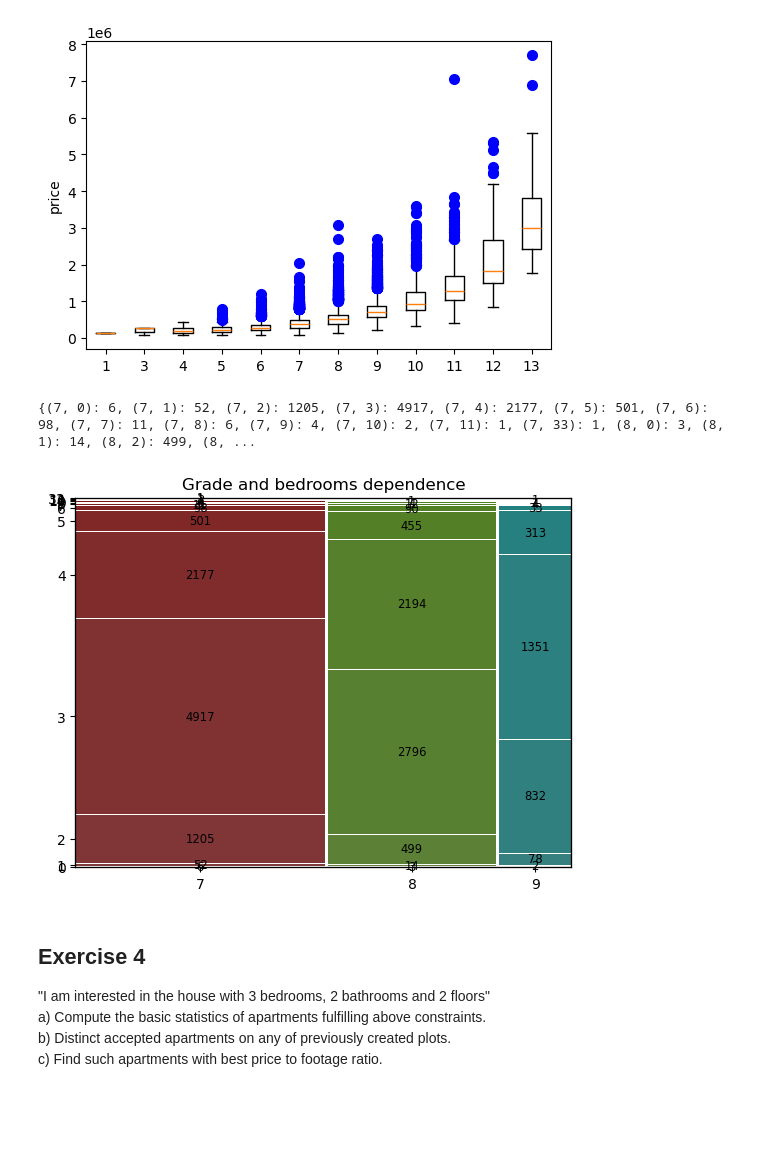
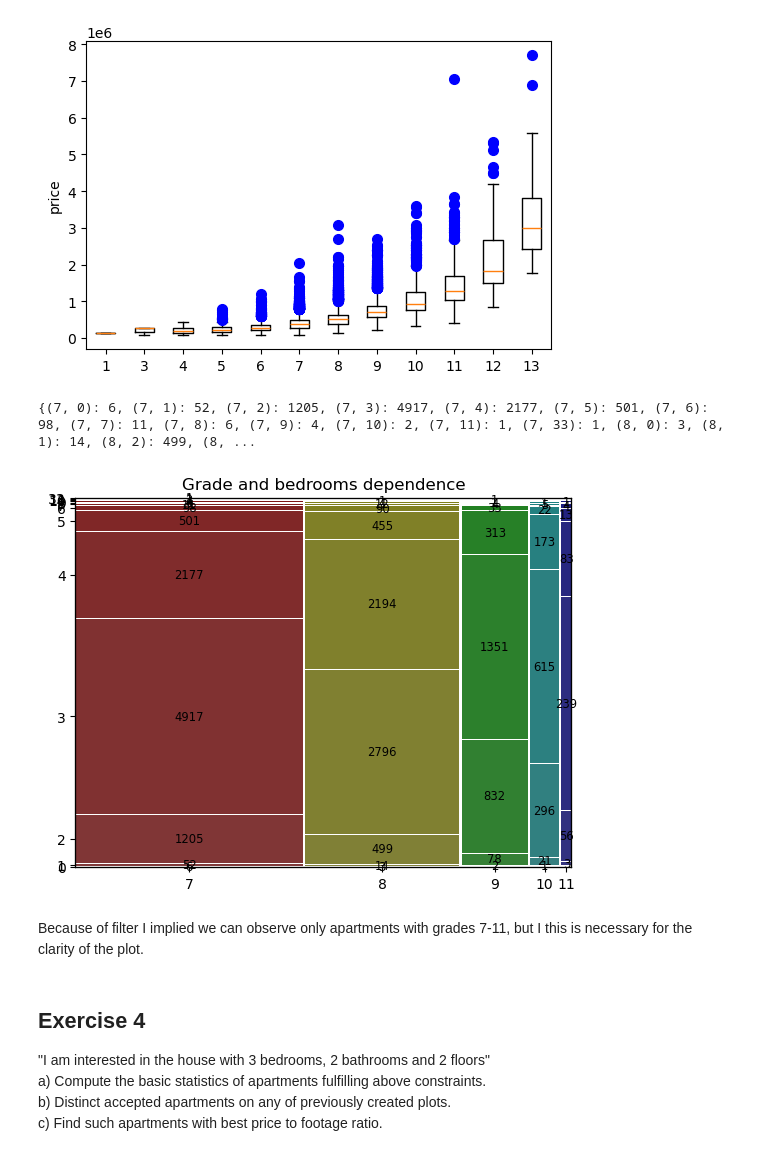
Before and after one commit to adamzulu123/Introduction-to-data-analysis, a Jupyter notebook: Notebook1/Assignment_1_without_code.ipynb, the cells around one changed output. Drawn from its saved outputs; the diff is of its cells as text; code cells hidden in the pictures; blank space fills up the shorter version.

```diff
--- a/Notebook1/Assignment_1_without_code.ipynb
+++ b/Notebook1/Assignment_1_without_code.ipynb
@@ -148,27 +150,30 @@ plt.show()
 # %%
 #b)
 from statsmodels.graphics.mosaicplot import mosaic
 
 #Your code:
 df_num = pd.DataFrame(house_numerical_df)
 #I limited the grade values for clarity
-filtered_by_grade = df_num[df_num['grade'].isin([7, 8, 9])]
+filtered_by_grade = df_num[df_num['grade'].isin([7, 8, 9, 10, 11])]
 
 table = filtered_by_grade.groupby(['grade','bedrooms']).size()
 
 mosaic_data = table.to_dict()
 #(7, 2): 1205 - first number is the grade, the second one is the number of bedrooms and 205 means that there is
 #1205 apartment which matches this requirements
 
-#to display the number of apartments matching this conditions
+#to display the number of apartments matching this conditions on the plot
 labelizer = lambda k: f"{mosaic_data[int(k[0]), int(k[1])]}" if (int(k[0]), int(k[1])) in mosaic_data else ""
 
 print(mosaic_data)
+#creating the plot
 mosaic(mosaic_data, title="Grade and bedrooms dependence", labelizer=labelizer)
 plt.show()
 # %% [output]
 {(7, 0): 6, (7, 1): 52, (7, 2): 1205, (7, 3): 4917, (7, 4): 2177, (7, 5): 501, (7, 6): 98, (7, 7): 11, (7, 8): 6, (7, 9): 4, (7, 10): 2, (7, 11): 1, (7, 33): 1, (8, 0): 3, (8, 1): 14, (8, 2): 499, (8, ...
-[figure, old version]
+[figure, new version]
+# %% [markdown]
+Because of filter I implied we can observe only apartments with grades 7-11, but I this is necessary for the clarity of the plot.
 # %% [markdown]
 ## Exercise 4
 "I am interested in the house with 3 bedrooms, 2 bathrooms and 2 floors"
```
Also changed, not shown: parts of 4 cells of this notebook, 1 other file.
